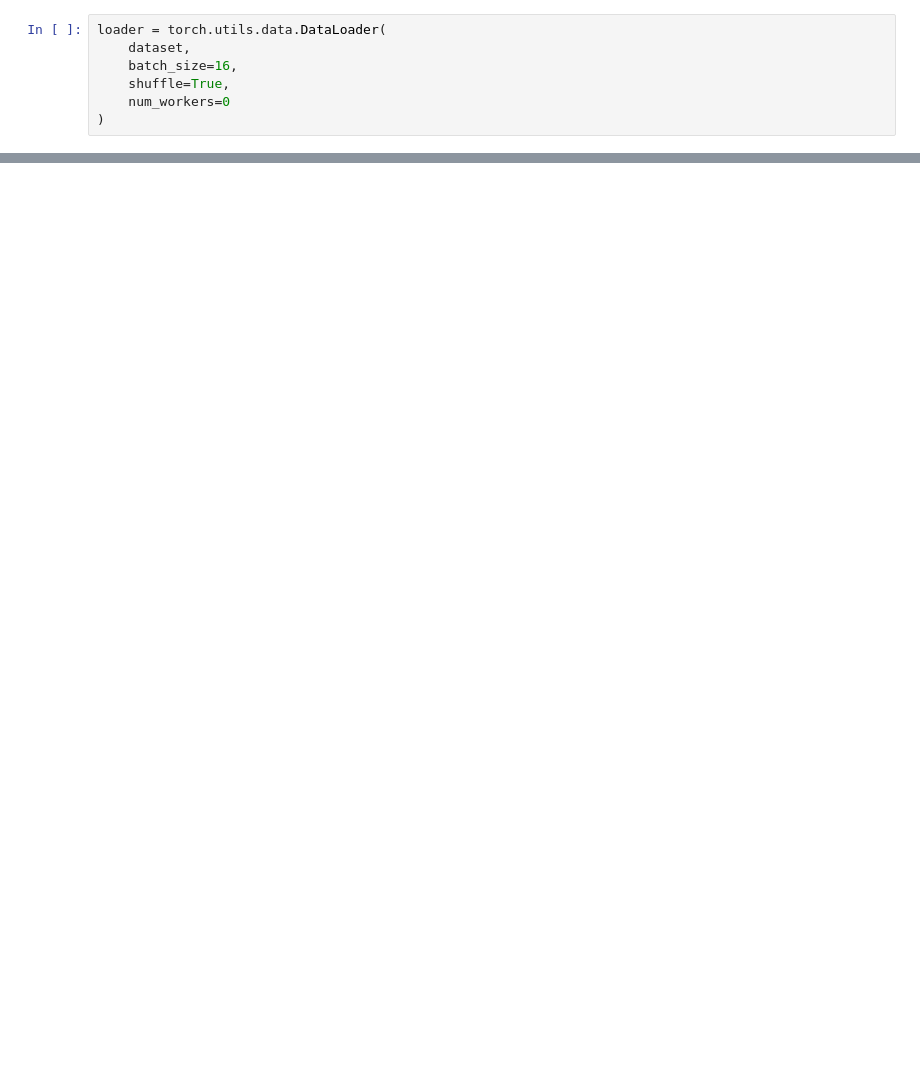
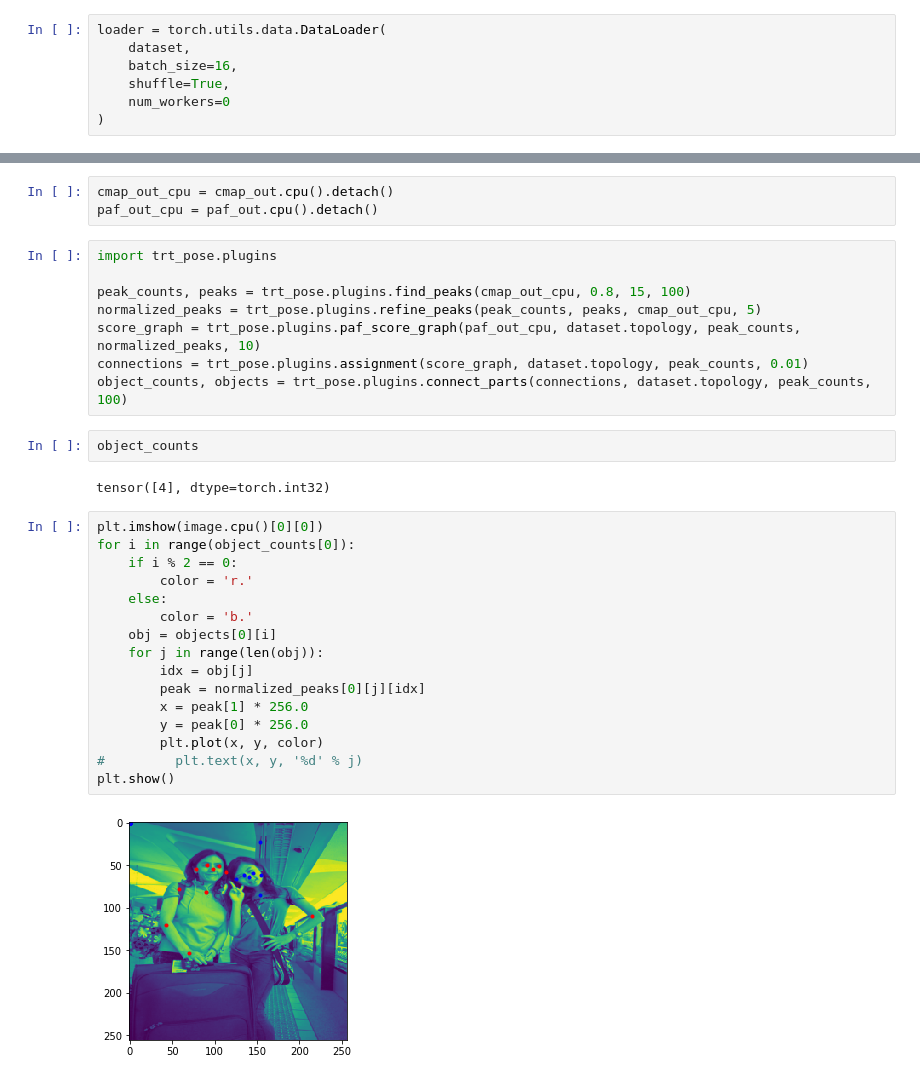
Before and after one commit to NVIDIA-AI-IOT/trt_pose, a Jupyter notebook: examples/coco/train.ipynb, the cells around one changed output, grey strips where cells are left out. Cells and saved outputs as stored; diff of their text form; blank space fills up the shorter version.

```diff
--- a/examples/coco/train.ipynb
+++ b/examples/coco/train.ipynb
@@ -51,0 +141,33 @@ print((t1 - t0) / 50.0)
+# %%
+cmap_out_cpu = cmap_out.cpu().detach()
+paf_out_cpu = paf_out.cpu().detach()
+# %%
+import trt_pose.plugins
+
+peak_counts, peaks = trt_pose.plugins.find_peaks(cmap_out_cpu, 0.8, 15, 100)
+normalized_peaks = trt_pose.plugins.refine_peaks(peak_counts, peaks, cmap_out_cpu, 5)
+score_graph = trt_pose.plugins.paf_score_graph(paf_out_cpu, dataset.topology, peak_counts, normalized_peaks, 10)
+connections = trt_pose.plugins.assignment(score_graph, dataset.topology, peak_counts, 0.01)
+object_counts, objects = trt_pose.plugins.connect_parts(connections, dataset.topology, peak_counts, 100)
+# %%
+object_counts
+# %% [output]
+tensor([4], dtype=torch.int32)
+# %%
+plt.imshow(image.cpu()[0][0])
+for i in range(object_counts[0]):
+    if i % 2 == 0:
+        color = 'r.'
+    else:
+        color = 'b.'
+    obj = objects[0][i]
+    for j in range(len(obj)):
+        idx = obj[j]
+        peak = normalized_peaks[0][j][idx]
+        x = peak[1] * 256.0
+        y = peak[0] * 256.0
+        plt.plot(x, y, color)
+#         plt.text(x, y, '%d' % j)
+plt.show()
+# %% [output]
+[figure, added]
```
Also changed, not shown: parts of 14 cells of this notebook, 1 other file.
